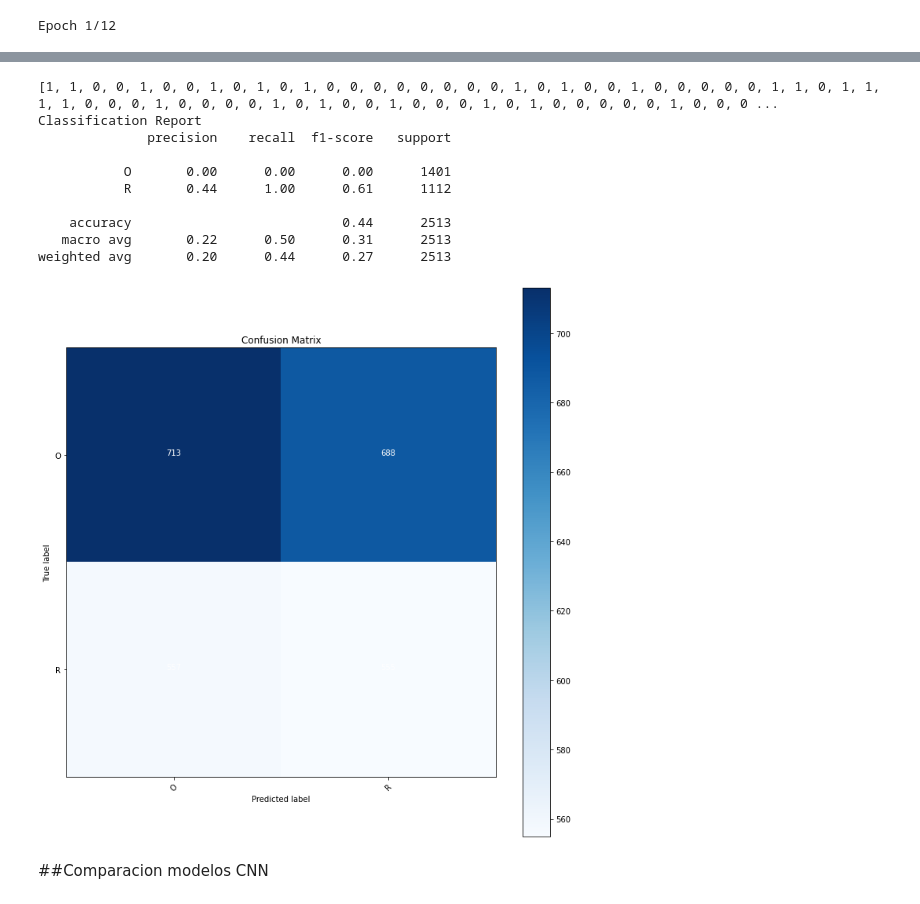
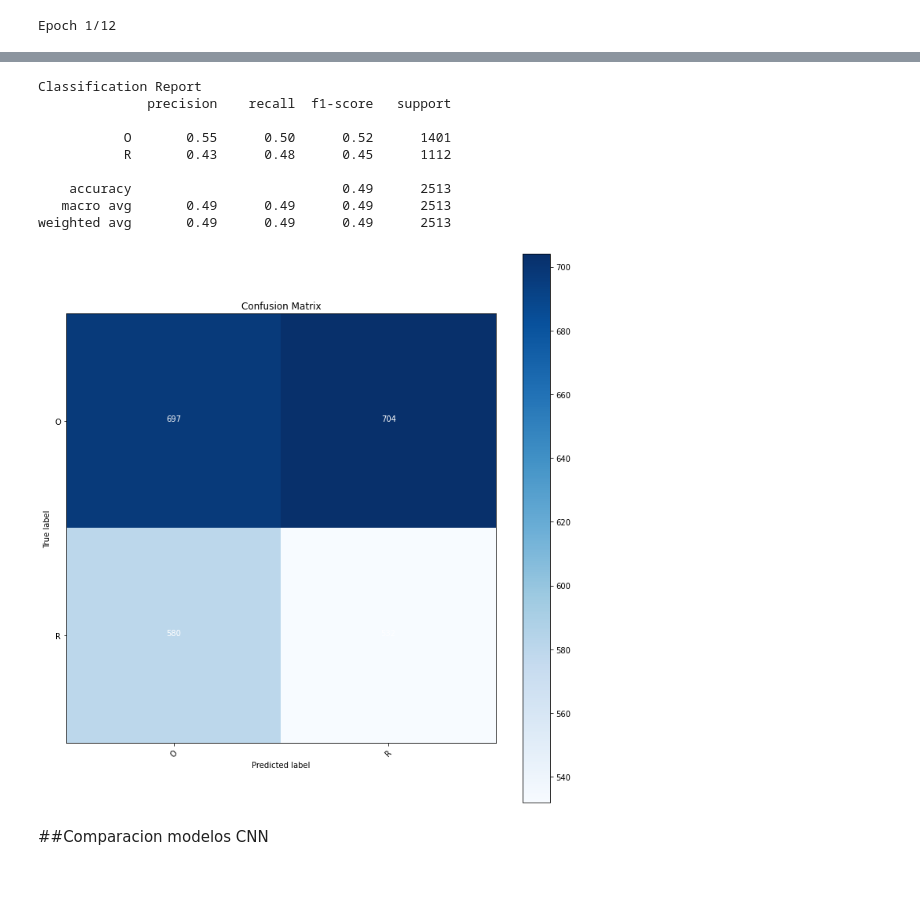
Before and after one commit to clondonop/IA_TP4, a Jupyter notebook: Final_O_R_Modelo_TP4.ipynb, the cells around one changed output, grey strips where cells are left out. Drawn from its saved outputs; the diff is of its cells as text; code cells hidden in the pictures.

```diff
--- a/Final_O_R_Modelo_TP4.ipynb
+++ b/Final_O_R_Modelo_TP4.ipynb
@@ -395,30 +410,28 @@ test_lossRN50, test_accRN50=RN50_model.evaluate(test_generator)
 # %%
 Y_predRN50 = RN50_model.predict(test_generator)
 # %%
-y_predRN50 =[(0 if element<0.000001 else 1) for element in Y_predRN50]
-print(y_pred)
+y_predRN50 =[(0 if element<0.5 else 1) for element in Y_predRN50]
 target_names = classes
 
 # Confusion Matrix
 cmRN50 = confusion_matrix(test_generator.classes, y_predRN50)
 
-plot_confusion_matrix(cm, target_names, normalize=False, title='Confusion Matrix')
+plot_confusion_matrix(cmRN50, target_names, normalize=False, title='Confusion Matrix')
 
 # Classification Report
 print('Classification Report')
 print(classification_report(test_generator.classes, y_predRN50, target_names=target_names))
 # %% [output]
-[1, 1, 0, 0, 1, 0, 0, 1, 0, 1, 0, 1, 0, 0, 0, 0, 0, 0, 0, 0, 1, 0, 1, 0, 0, 1, 0, 0, 0, 0, 0, 1, 1, 0, 1, 1, 1, 1, 0, 0, 0, 1, 0, 0, 0, 0, 1, 0, 1, 0, 0, 1, 0, 0, 0, 1, 0, 1, 0, 0, 0, 0, 0, 1, 0, 0, 0 ...
 Classification Report
               precision    recall  f1-score   support
 
-           O       0.00      0.00      0.00      1401
-           R       0.44      1.00      0.61      1112
+           O       0.55      0.50      0.52      1401
+           R       0.43      0.48      0.45      1112
 
-    accuracy                           0.44      2513
-   macro avg       0.22      0.50      0.31      2513
-weighted avg       0.20      0.44      0.27      2513
+    accuracy                           0.49      2513
+   macro avg       0.49      0.49      0.49      2513
+weighted avg       0.49      0.49      0.49      2513
-[figure, old version]
+[figure, new version]
 # %% [markdown]
 ##Comparacion modelos CNN
 # %%
```
Also changed, not shown: parts of 8 cells of this notebook.
